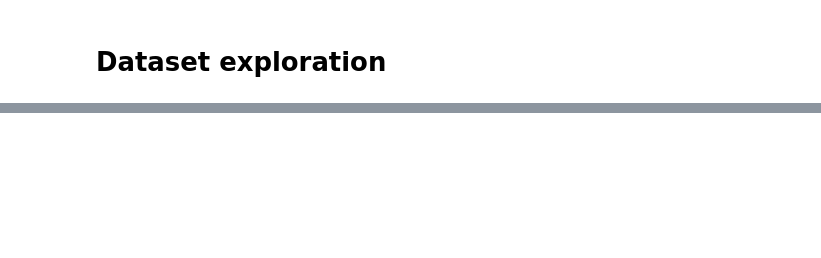
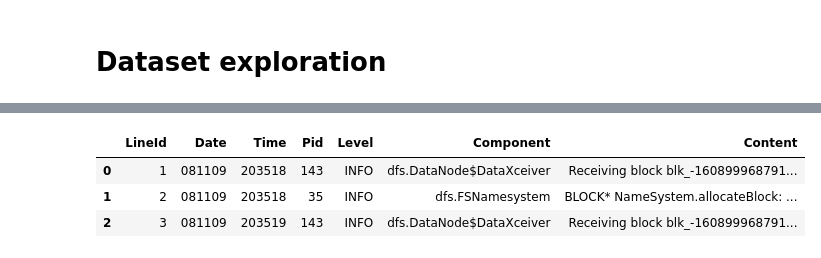
Before and after one commit to DerDoni/Domain-Guided-Monitoring, a Jupyter notebook: notebooks/Attention vs. no attention.ipynb, the cells around one changed output, grey strips where cells are left out. Cells and saved outputs as stored; diff of their text form; code cells hidden in the pictures; blank space fills up the shorter version.

```diff
--- a/notebooks/Attention vs. no attention.ipynb
+++ b/notebooks/Attention vs. no attention.ipynb
@@ -103 +126,5 @@ from src.features.preprocessing import spell
+# %%
+from src.features.preprocessing import spell
+LOG_FORMAT = '<Date> <Time> <Pid> <Level> <Component>: <Content>'
+LOG_FORMAT_HUAWEI = '<Hostname> <log_level> <Payload> <programname> <python_module> <http_status> <http_method> <http_url>'
 # %%
@@ -108,0 +196,10 @@ parser.parse(logs_aggregated_concurrent.csv")
+# %%
+parser.logname = "test_data.log"
+parser.load_data()
+# %%
+parser.df_log
+# %% [output]
+|  | LineId | Date | Time | Pid | Level | Component | Content |
+| 0 | 1 | 081109 | 203518 | 143 | INFO | dfs.DataNode$DataXceiver | Receiving block blk_-160899968791... |
+| 1 | 2 | 081109 | 203518 | 35 | INFO | dfs.FSNamesystem | BLOCK* NameSystem.allocateBlock: ... |
+| 2 | 3 | 081109 | 203519 | 143 | INFO | dfs.DataNode$DataXceiver | Receiving block blk_-160899968791... |
```
Also changed, not shown: parts of 28 cells of this notebook, 1 other file.
